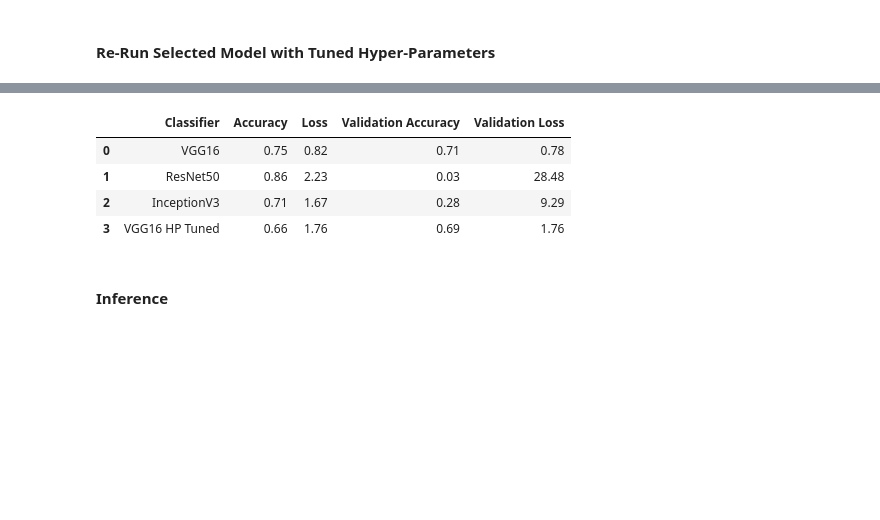
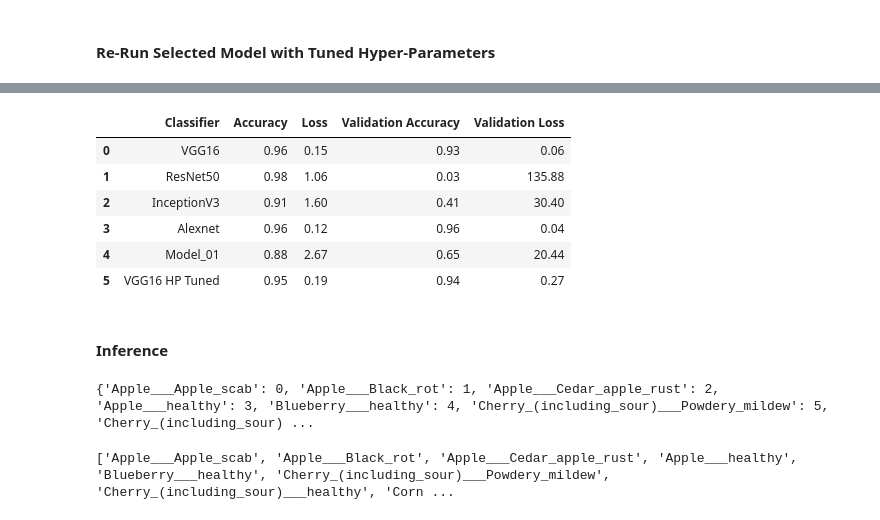
Before and after one commit to CSML1010-3-2020/CSML1020-CourseProject, a Jupyter notebook: Plant_Disease_Detection_Augm_Model_Eval.ipynb, the cells around one changed output, grey strips where cells are left out. Cells and saved outputs as stored; diff of their text form; code cells hidden in the pictures; blank space fills up the shorter version.

Commit message:
Re-Run Model eval with tuned HPs.

```diff
--- a/Plant_Disease_Detection_Augm_Model_Eval.ipynb
+++ b/Plant_Disease_Detection_Augm_Model_Eval.ipynb
@@ -340,12 +334,12 @@ models = [
 # %% [markdown]
 #### Visualize Model Layers
 # %%
-# from IPython.display import SVG
-# from keras.utils.vis_utils import model_to_dot
+from IPython.display import SVG
+from keras.utils.vis_utils import model_to_dot
 
-# # Print Model Layers
-# for classifier, model_id in zip(models, model_ids):
-#     print('Visualization of Layers for: ', model_id, ' base Model with Transfer Learning')
-#     print('')
-#     display(SVG(model_to_dot(classifier, show_shapes=True, show_layer_names=False, dpi=70, rankdir='TB').create(prog='dot', format='svg')))
-#     print('')
+# Print Model Layers
+for classifier, model_id in zip(models, model_ids):
+    print('Visualization of Layers for: ', model_id, ' base Model with Transfer Learning')
+    print('')
+    display(SVG(model_to_dot(classifier, show_shapes=True, show_layer_names=False, dpi=70, rankdir='TB').create(prog='dot', format='svg')))
+    print('')
@@ -428,11 +425,35 @@ plt.show()
 #### Perform Hyper-Parameter Tuning on Selected Model (Done in Plant_Disease_Detection_Augm_hp_tuning.ipynb due to errors in GPU mode.)
 # %% [markdown]
 #### Re-Run Selected Model with Tuned Hyper-Parameters
+# %%
+from keras.optimizers import Adam
+from keras.applications.vgg16 import VGG16
+import keras
+
+def create_model(activation='softmax', learning_rate=0.01):
+    base_model=VGG16(include_top=False,input_shape=(224,224,3))
+    base_model.trainable=False
+
+    classifier=keras.models.Sequential()
+    classifier.add(base_model)
+    classifier.add(Flatten())
+    classifier.add(Dense(38,activation=activation))
+
+    opt = Adam(lr=learning_rate)
+
+    classifier.compile(optimizer=opt, loss='categorical_crossentropy', metrics=['accuracy'])
+
+    return classifier
 # %%
-batch_size = 32
+batch_size = 48
 learning_rate = 0.0001
 activation = 'softmax'
 epochs = 3
+
+# batch_size = 48
+# learning_rate = 0.001
+# activation = 'tanh'
+# epochs = 3
 
 classifier = create_model(activation, learning_rate)
 
@@ -451,14 +472,26 @@ Epoch 3/3
 |  | Classifier | Accuracy | Loss | Validation Accuracy | Validation Loss |
-| 0 | VGG16 | 0.75 | 0.82 | 0.71 | 0.78 |
-| 1 | ResNet50 | 0.86 | 2.23 | 0.03 | 28.48 |
-| 2 | InceptionV3 | 0.71 | 1.67 | 0.28 | 9.29 |
-| 3 | VGG16 HP Tuned | 0.66 | 1.76 | 0.69 | 1.76 |
+| 0 | VGG16 | 0.96 | 0.15 | 0.93 | 0.06 |
+| 1 | ResNet50 | 0.98 | 1.06 | 0.03 | 135.88 |
+| 2 | InceptionV3 | 0.91 | 1.60 | 0.41 | 30.40 |
+| 3 | Alexnet | 0.96 | 0.12 | 0.96 | 0.04 |
+| 4 | Model_01 | 0.88 | 2.67 | 0.65 | 20.44 |
+| 5 | VGG16 HP Tuned | 0.95 | 0.19 | 0.94 | 0.27 |
 # %%
 # Save Final Model
 filepath="./Mymodel_sample.h5"
 classifier.save(filepath)
 # %% [markdown]
 #### Inference
+# %%
+class_dict = training_set.class_indices
+print(class_dict)
+# %% [output]
+{'Apple___Apple_scab': 0, 'Apple___Black_rot': 1, 'Apple___Cedar_apple_rust': 2, 'Apple___healthy': 3, 'Blueberry___healthy': 4, 'Cherry_(including_sour)___Powdery_mildew': 5, 'Cherry_(including_sour) ...
+# %%
+li = list(class_dict.keys())
+print(li)
+# %% [output]
+['Apple___Apple_scab', 'Apple___Black_rot', 'Apple___Cedar_apple_rust', 'Apple___healthy', 'Blueberry___healthy', 'Cherry_(including_sour)___Powdery_mildew', 'Cherry_(including_sour)___healthy', 'Corn ...
 # %%
 # predicting an image
 from keras.preprocessing import image
```
Also changed, not shown: parts of 6 cells of this notebook.
